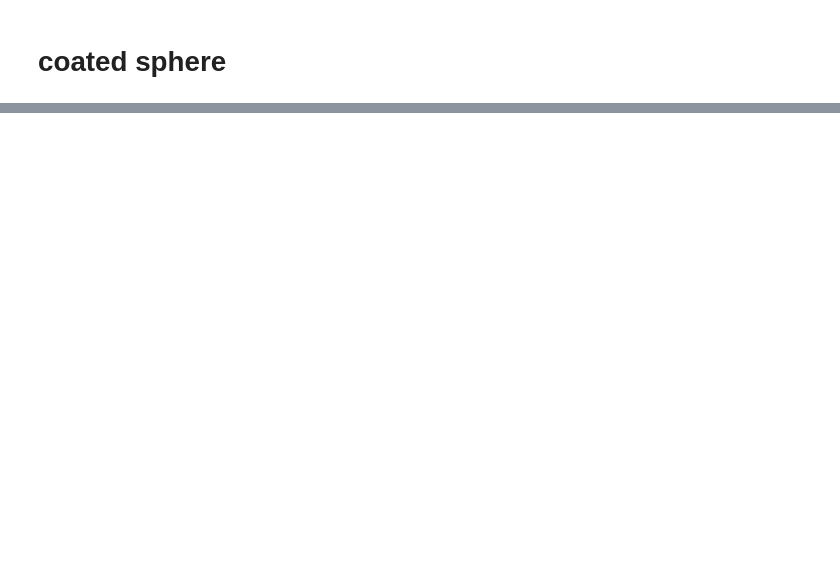
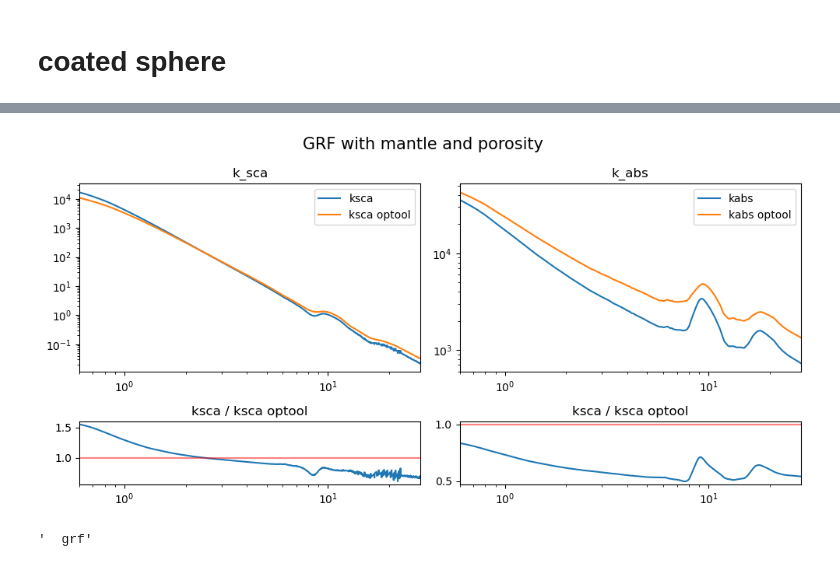
Before and after one commit to zweesing/thesis_project_code, a Jupyter notebook: testing.ipynb, the cells around one changed output, grey strips where cells are left out. Cells and saved outputs as stored; diff of their text form; code cells hidden in the pictures; blank space fills up the shorter version.

```diff
--- a/testing.ipynb
+++ b/testing.ipynb
@@ -584,0 +589,13 @@ plot_separate(lam, kext, kabs, kabs_op, ksca_op)
+# %%
+run_dir = 'runs/big_spectrum_compare_w_optool_runs/test_w_optool_GRF_m_p'
+
+lam, kext, kabs = read_in_file(f'{run_dir}/results.dat')
+lam_op, kabs_op, ksca_op = read_in_file_optool(f'{run_dir}/dustkapscatmat.inp')
+# plot_all(lam, kext, kabs, kabs_op, ksca_op)]
+plot_separate(lam, kext, kabs, kabs_op, ksca_op,title='GRF with mantle and porosity')
+# %% [output]
+[figure, new version]
+# %%
+f'{'grf':>5}'
+# %% [output]
+'  grf'
```
Also changed, not shown: parts of 6 cells of this notebook, 13 other files.
